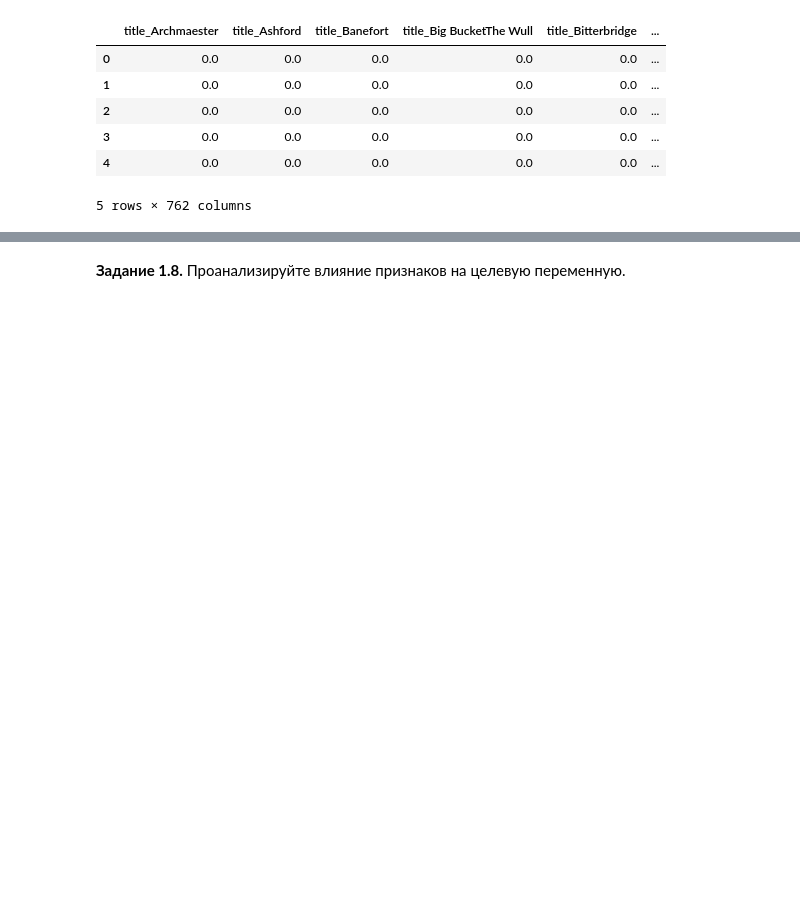
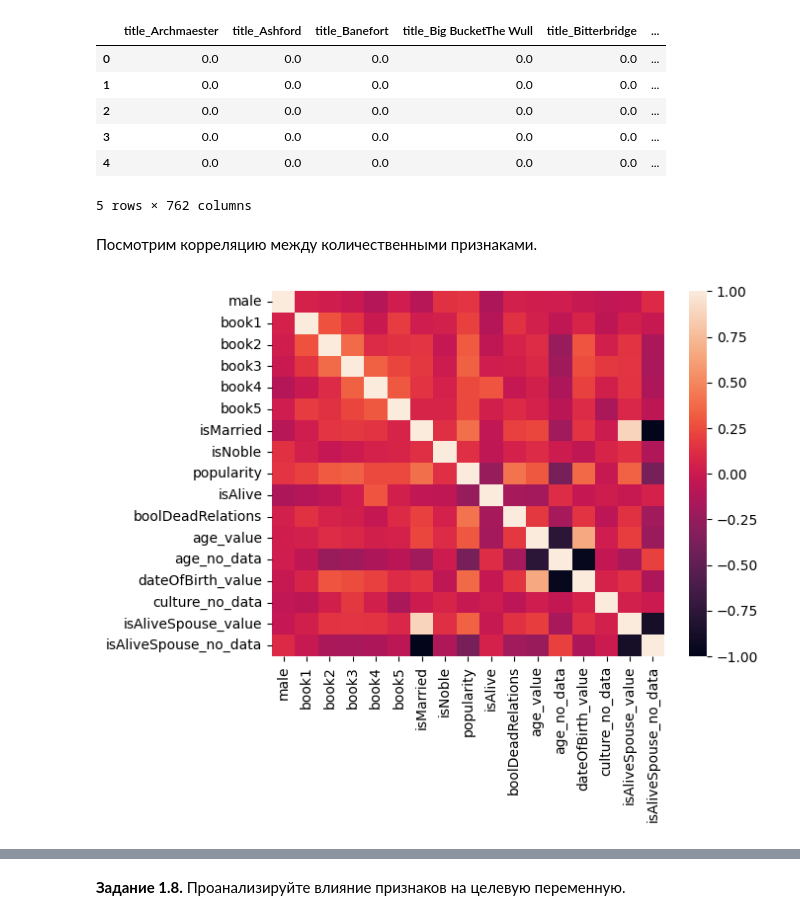
Before and after one commit to winpeperk/dls, a Jupyter notebook: week_01_ml_intro/Homework/hw_1_game_of_thrones.ipynb, the cells around one changed output, grey strips where cells are left out. Cells and saved outputs as stored; diff of their text form; code cells hidden in the pictures; blank space fills up the shorter version.

```diff
--- a/week_01_ml_intro/Homework/hw_1_game_of_thrones.ipynb
+++ b/week_01_ml_intro/Homework/hw_1_game_of_thrones.ipynb
@@ -245,8 +244,8 @@ data = data.drop(columns=['numDeadRelations'])
 Фактически, в переменной `age` мы заменяем NaN на 0, но одновременно добавляем в модель еще один бинарный признак `age_no_data`, несущий информацию о том, у каких персонажей не был указан возраст:
 # %%
 def fill_gap(data, field):
-  data[f'{field}_value'] = data[field].apply(lambda v: 0 if np.isnan(v) else v)
-  data[f'{field}_no_data'] = data[field].apply(lambda v: 1 if np.isnan(v) else 0)
+  data[f'{field}_value'] = data[field].apply(lambda v: 0 if pd.isna(v) else v)
+  data[f'{field}_no_data'] = data[field].apply(lambda v: 1 if pd.isna(v) else 0)
   return data.drop(columns=[field])
 # %%
 data = fill_gap(data, 'age')
@@ -553,3 +544,10 @@ categorical_features.head()
 | 3 | 0.0 | 0.0 | 0.0 | 0.0 | 0.0 | ... |
 | 4 | 0.0 | 0.0 | 0.0 | 0.0 | 0.0 | ... |
 5 rows × 762 columns
+# %% [markdown]
+Посмотрим корреляцию между количественными признаками.
+# %%
+sns.heatmap(data.select_dtypes('number').corr())
+plt.show()
+# %% [output]
+[figure, added]
```
Also changed, not shown: parts of 46 cells of this notebook.
